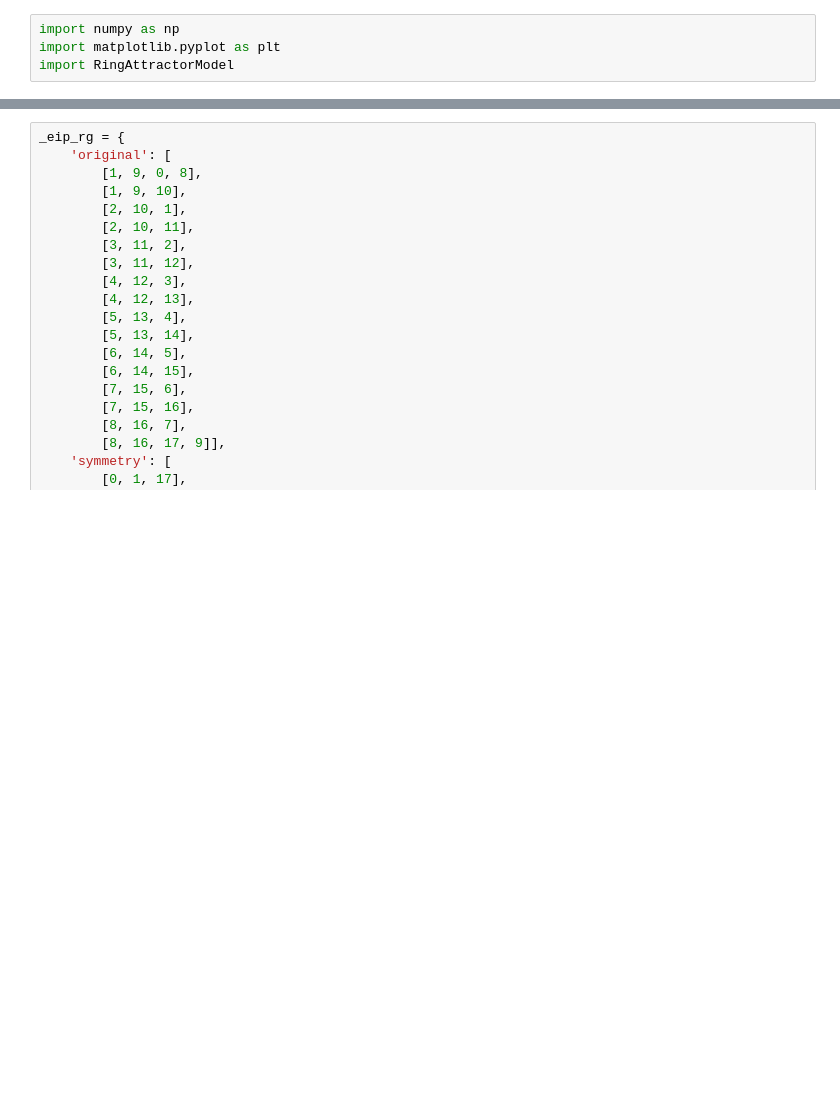
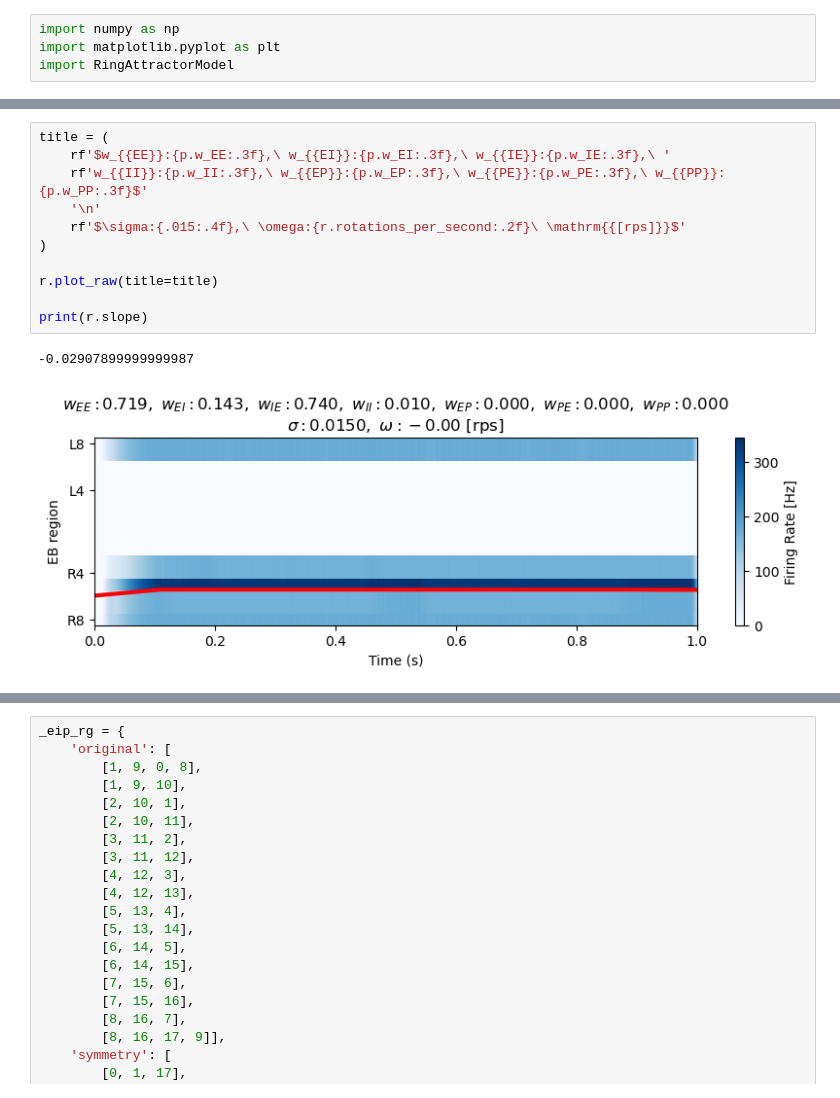
Before and after one commit to pan825/2D, a Jupyter notebook: 1D/test.ipynb, the cells around one changed output, grey strips where cells are left out. Drawn from its saved outputs; the diff is of its cells as text; blank space fills up the shorter version.

```diff
--- a/1D/test.ipynb
+++ b/1D/test.ipynb
@@ -21 +55,15 @@ r.plot()
+# %%
+title = (
+    rf'$w_{{EE}}:{p.w_EE:.3f},\ w_{{EI}}:{p.w_EI:.3f},\ w_{{IE}}:{p.w_IE:.3f},\ '
+    rf'w_{{II}}:{p.w_II:.3f},\ w_{{EP}}:{p.w_EP:.3f},\ w_{{PE}}:{p.w_PE:.3f},\ w_{{PP}}:{p.w_PP:.3f}$'
+    '\n'
+    rf'$\sigma:{.015:.4f},\ \omega:{r.rotations_per_second:.2f}\ \mathrm{{[rps]}}$'
+)
+
+r.plot_raw(title=title)
+
+print(r.slope)
+# %% [output]
+-0.02907899999999987
+[figure, added]
 # %%
```
Also changed, not shown: parts of 9 cells of this notebook, 24 other files.
